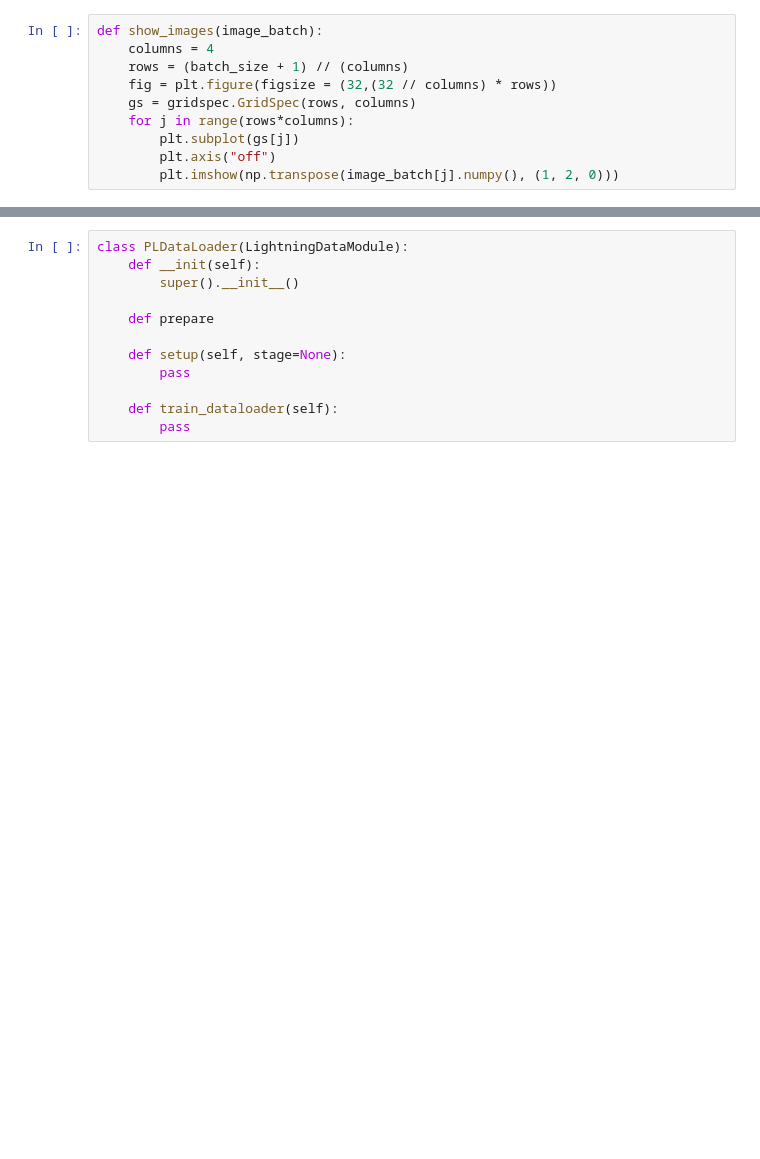
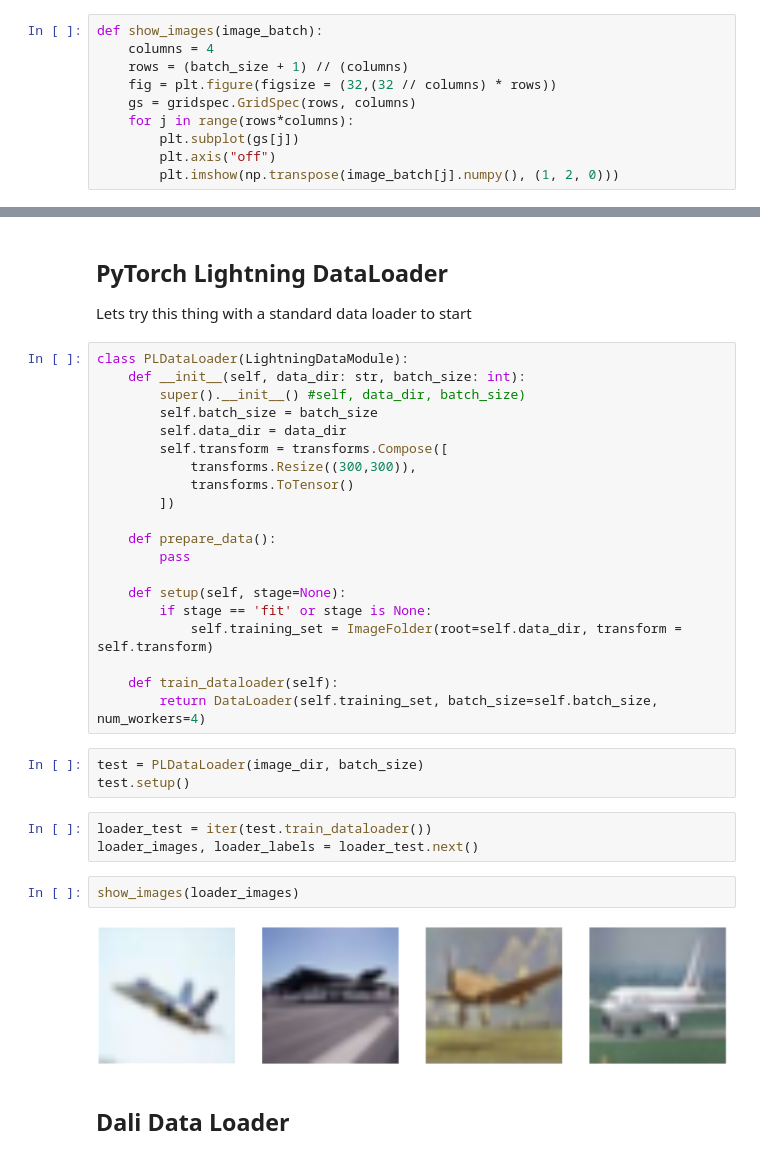
Before and after one commit to Data-drone/cv_experiments, a Jupyter notebook: data_pipeline/DataLoader_Testing.ipynb, the cells around one changed output, grey strips where cells are left out. Drawn from its saved outputs; the diff is of its cells as text; blank space fills up the shorter version.

Commit message:
testing the DataLoader

```diff
--- a/data_pipeline/DataLoader_Testing.ipynb
+++ b/data_pipeline/DataLoader_Testing.ipynb
@@ -143,12 +137,36 @@ Clipping input data to the valid range for imshow with RGB data ([0..1] for floa
-# %%
-class PLDataLoader(LightningDataModule):
-    def __init(self):
-        super().__init__()
-
-    def prepare
-
-    def setup(self, stage=None):
-        pass
-
-    def train_dataloader(self):
-        pass
+# %% [markdown]
+## PyTorch Lightning DataLoader
+
+Lets try this thing with a standard data loader to start
+# %%
+class PLDataLoader(LightningDataModule):
+    def __init__(self, data_dir: str, batch_size: int):
+        super().__init__() #self, data_dir, batch_size)
+        self.batch_size = batch_size
+        self.data_dir = data_dir
+        self.transform = transforms.Compose([
+            transforms.Resize((300,300)),
+            transforms.ToTensor()
+        ])
+
+    def prepare_data():
+        pass
+
+    def setup(self, stage=None):
+        if stage == 'fit' or stage is None:
+            self.training_set = ImageFolder(root=self.data_dir, transform = self.transform)
+
+    def train_dataloader(self):
+        return DataLoader(self.training_set, batch_size=self.batch_size, num_workers=4)
+# %%
+test = PLDataLoader(image_dir, batch_size)
+test.setup()
+# %%
+loader_test = iter(test.train_dataloader())
+loader_images, loader_labels = loader_test.next()
+# %%
+show_images(loader_images)
+# %% [output]
+[figure, added]
+# %% [markdown]
+## Dali Data Loader
```
Also changed, not shown: parts of 6 cells of this notebook.
